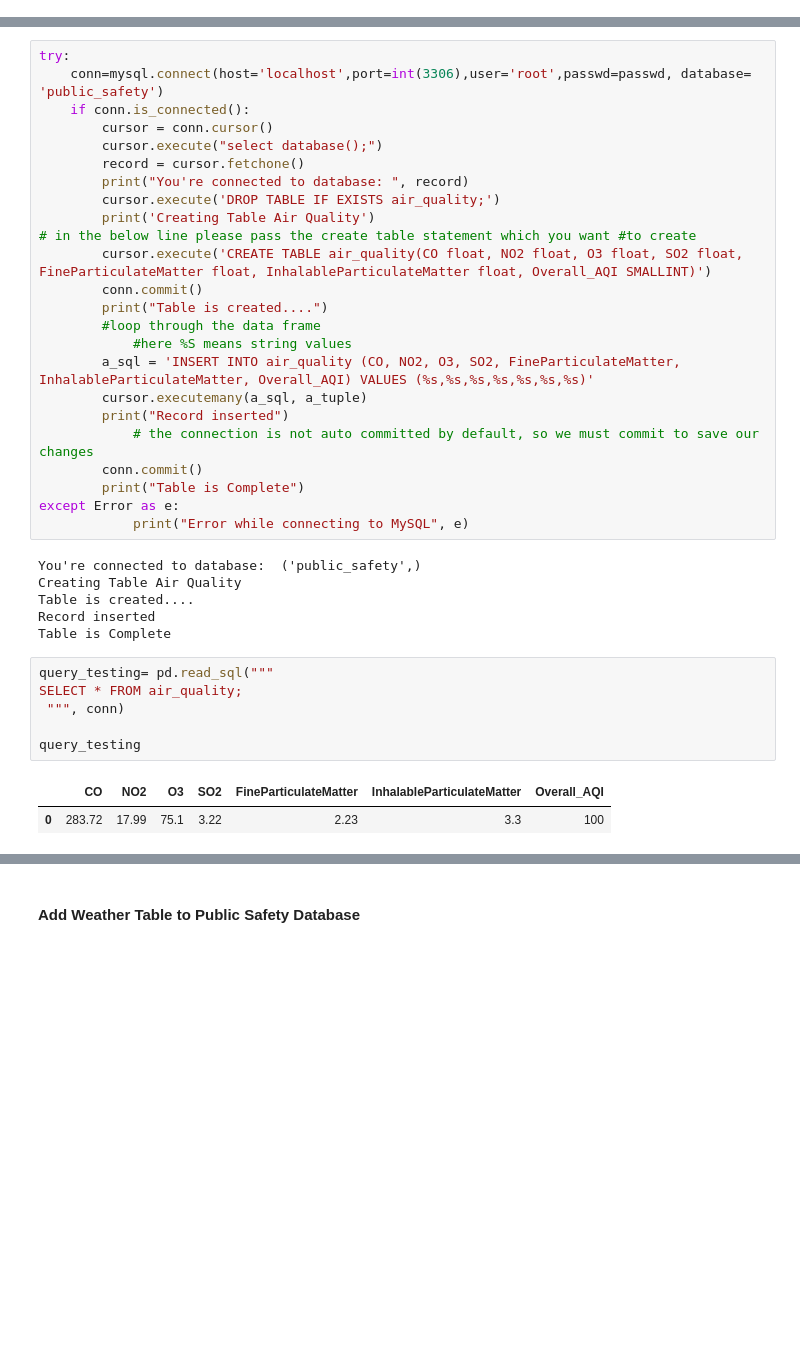
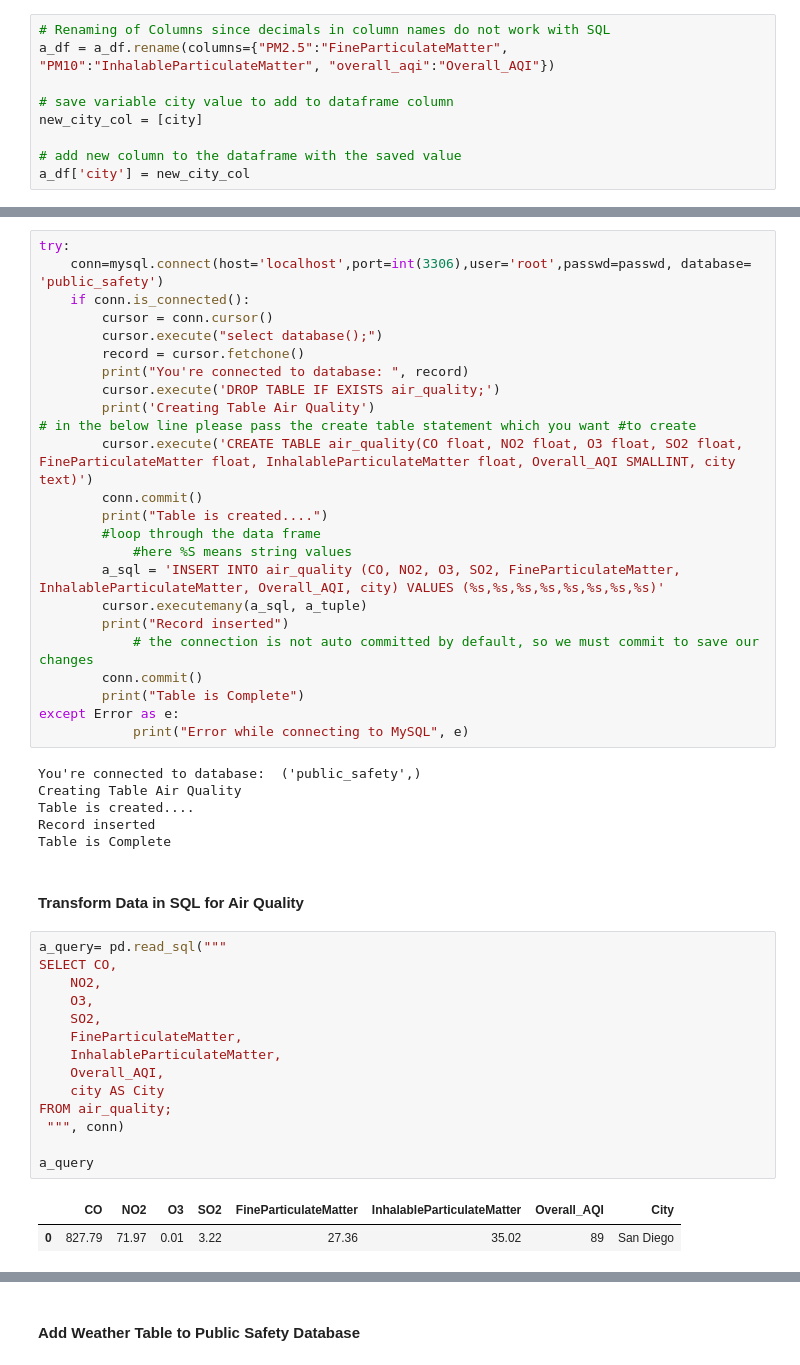
Before and after one commit to katie-hu/Public_Safety, a Jupyter notebook: ADS507-Team7.ipynb, the cells around one changed output, grey strips where cells are left out. Drawn from its saved outputs; the diff is of its cells as text; blank space fills up the shorter version.

```diff
--- a/ADS507-Team7.ipynb
+++ b/ADS507-Team7.ipynb
@@ -77,3 +79,12 @@ a_df = a_df.rename(columns={"PM2.5":"FineParticulateMatter", "PM10":"InhalablePa
+# %%
+# Renaming of Columns since decimals in column names do not work with SQL
+a_df = a_df.rename(columns={"PM2.5":"FineParticulateMatter", "PM10":"InhalableParticulateMatter", "overall_aqi":"Overall_AQI"})
+
+# save variable city value to add to dataframe column
+new_city_col = [city]
+
+# add new column to the dataframe with the saved value
+a_df['city'] = new_city_col
 # %%
 # List of Columns in Air Quality and Data Types
 print("Variables in Air Quality are: \n", list(a_df.columns))
@@ -325,12 +354,12 @@ try:
         cursor.execute('DROP TABLE IF EXISTS air_quality;')
         print('Creating Table Air Quality')
 # in the below line please pass the create table statement which you want #to create
-        cursor.execute('CREATE TABLE air_quality(CO float, NO2 float, O3 float, SO2 float, FineParticulateMatter float, InhalableParticulateMatter float, Overall_AQI SMALLINT)')
+        cursor.execute('CREATE TABLE air_quality(CO float, NO2 float, O3 float, SO2 float, FineParticulateMatter float, InhalableParticulateMatter float, Overall_AQI SMALLINT, city text)')
         conn.commit()
         print("Table is created....")
         #loop through the data frame
             #here %S means string values
-        a_sql = 'INSERT INTO air_quality (CO, NO2, O3, SO2, FineParticulateMatter, InhalableParticulateMatter, Overall_AQI) VALUES (%s,%s,%s,%s,%s,%s,%s)'
+        a_sql = 'INSERT INTO air_quality (CO, NO2, O3, SO2, FineParticulateMatter, InhalableParticulateMatter, Overall_AQI, city) VALUES (%s,%s,%s,%s,%s,%s,%s,%s)'
         cursor.executemany(a_sql, a_tuple)
         print("Record inserted")
             # the connection is not auto committed by default, so we must commit to save our changes
@@ -344,12 +373,22 @@ Creating Table Air Quality
 Table is created....
 Record inserted
 Table is Complete
+# %% [markdown]
+#### Transform Data in SQL for Air Quality
 # %%
-query_testing= pd.read_sql("""
-SELECT * FROM air_quality;
+a_query= pd.read_sql("""
+SELECT CO,
+    NO2,
+    O3,
+    SO2,
+    FineParticulateMatter,
+    InhalableParticulateMatter,
+    Overall_AQI,
+    city AS City
+FROM air_quality;
  """, conn)
 
-query_testing
+a_query
 # %% [output]
-|  | CO | NO2 | O3 | SO2 | FineParticulateMatter | InhalableParticulateMatter | Overall_AQI |
-| 0 | 283.72 | 17.99 | 75.1 | 3.22 | 2.23 | 3.3 | 100 |
+|  | CO | NO2 | O3 | SO2 | FineParticulateMatter | InhalableParticulateMatter | Overall_AQI | City |
+| 0 | 827.79 | 71.97 | 0.01 | 3.22 | 27.36 | 35.02 | 89 | San Diego |
```
Also changed, not shown: parts of 34 cells of this notebook, 6 other files.
